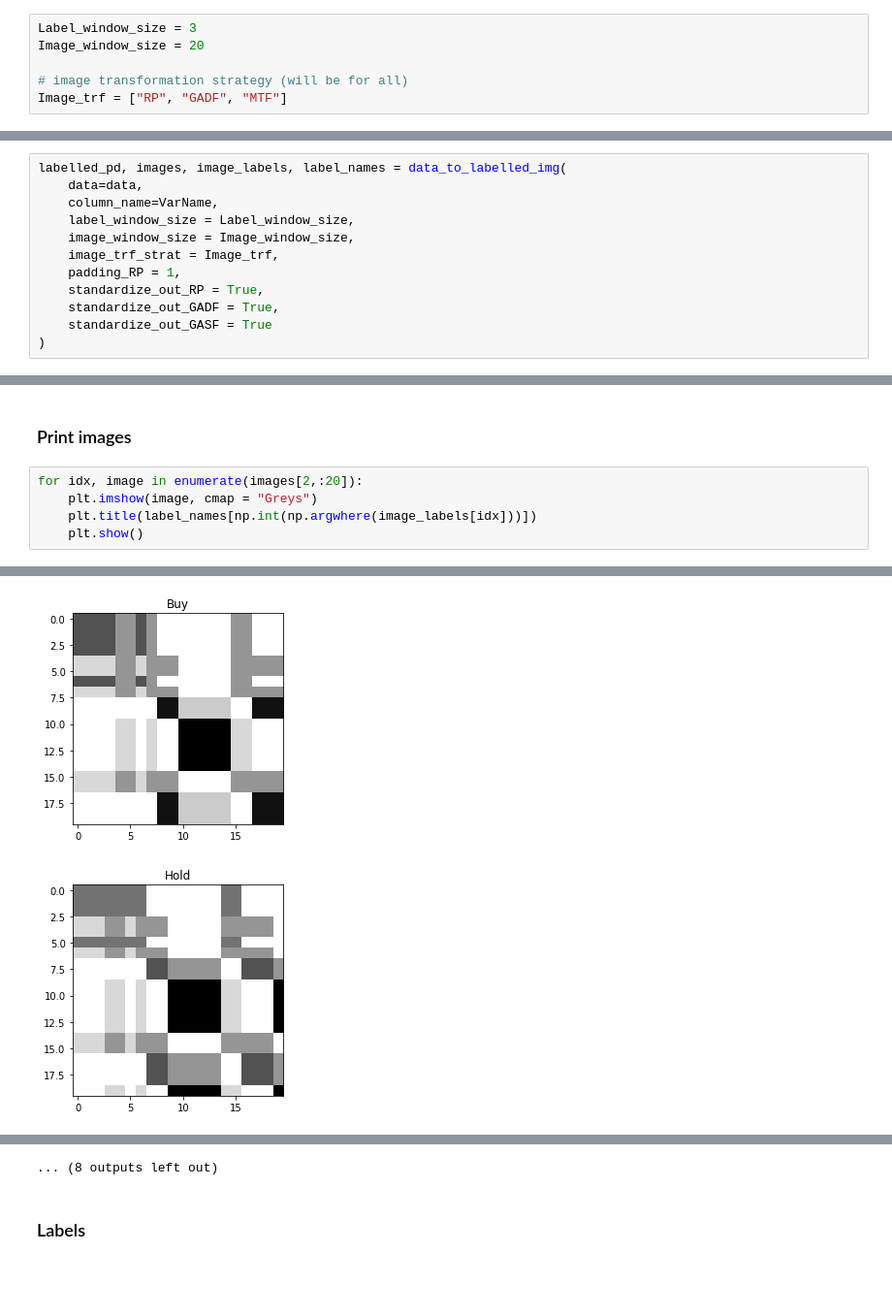
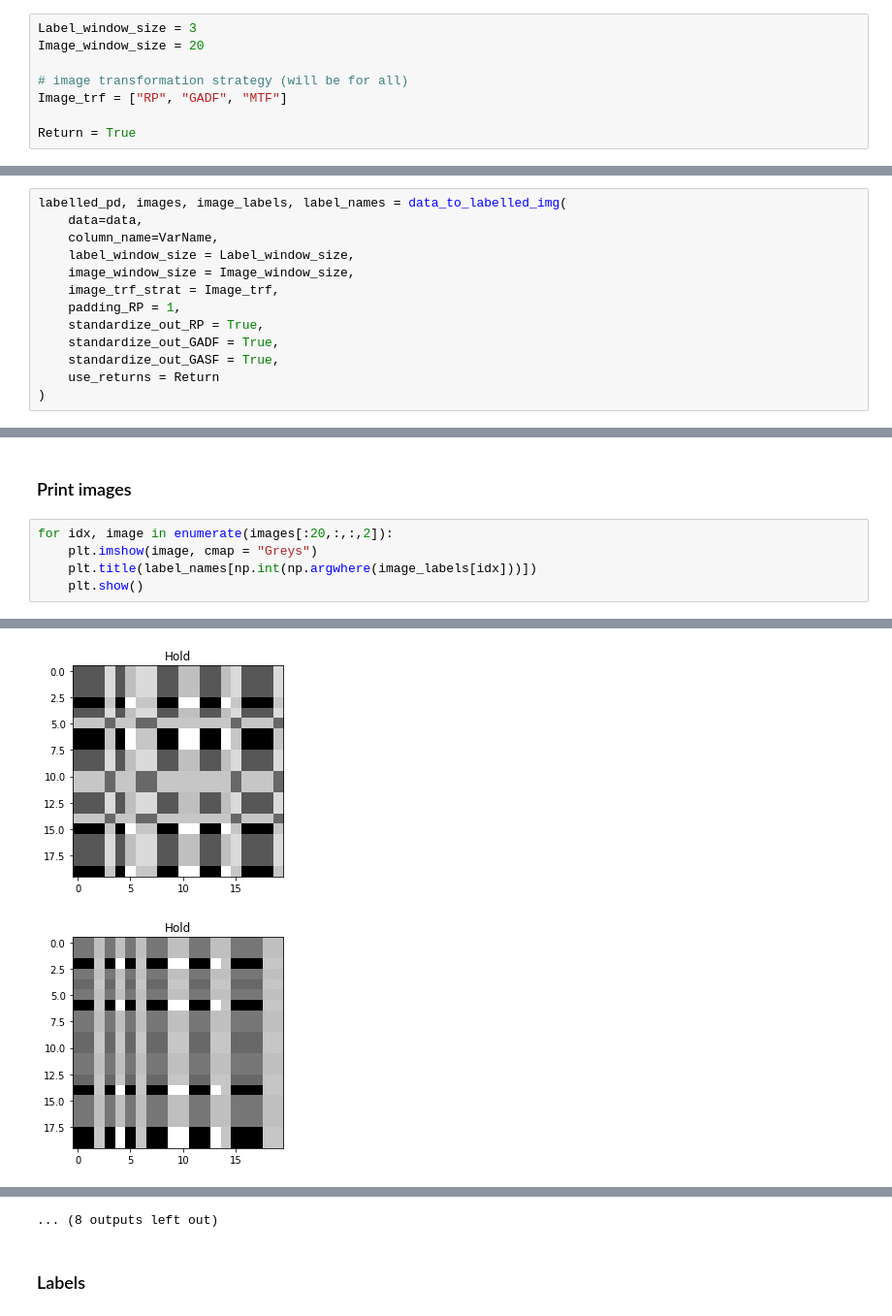
Before and after one commit to lauraperge/blackbox-trading-CNN, a Jupyter notebook: notebooks/data-check-and-prep.ipynb, the cells around one changed output, grey strips where cells are left out. Shown: that part at 97% size. Saved outputs shown, nothing was run; the diff lists cells and outputs as text; blank space fills up the shorter version.

Commit message:
small changes, image creation on returns, Keras testing

```diff
--- a/notebooks/data-check-and-prep.ipynb
+++ b/notebooks/data-check-and-prep.ipynb
@@ -121,6 +103,8 @@ Image_window_size = 20
 
 # image transformation strategy (will be for all)
 Image_trf = ["RP", "GADF", "MTF"]
+
+Return = True
 # %% [markdown]
 Below is made, so the last floor(label_window_size/2) images are discarded, since we cannot provide a label for them
 # %%
@@ -133,7 +117,8 @@ labelled_pd, images, image_labels, label_names = data_to_labelled_img(
     padding_RP = 1,
     standardize_out_RP = True,
     standardize_out_GADF = True,
-    standardize_out_GASF = True
+    standardize_out_GASF = True,
+    use_returns = Return
 )
 # %%
 labelled_pd.describe()
@@ -172,7 +157,7 @@ fig.show()
 # %% [markdown]
 ### Print images
 # %%
-for idx, image in enumerate(images[2,:20]):
+for idx, image in enumerate(images[:20,:,:,2]):
     plt.imshow(image, cmap = "Greys")
     plt.title(label_names[np.int(np.argwhere(image_labels[idx]))])
     plt.show()
@@ -188,2 +173,2 @@ for idx, image in enumerate(images[2,:20]):
-[figure, old version]
+[figure, new version]
-[figure, old version]
+[figure, new version]
```
Also changed, not shown: parts of 4 cells of this notebook, 7 other files.
